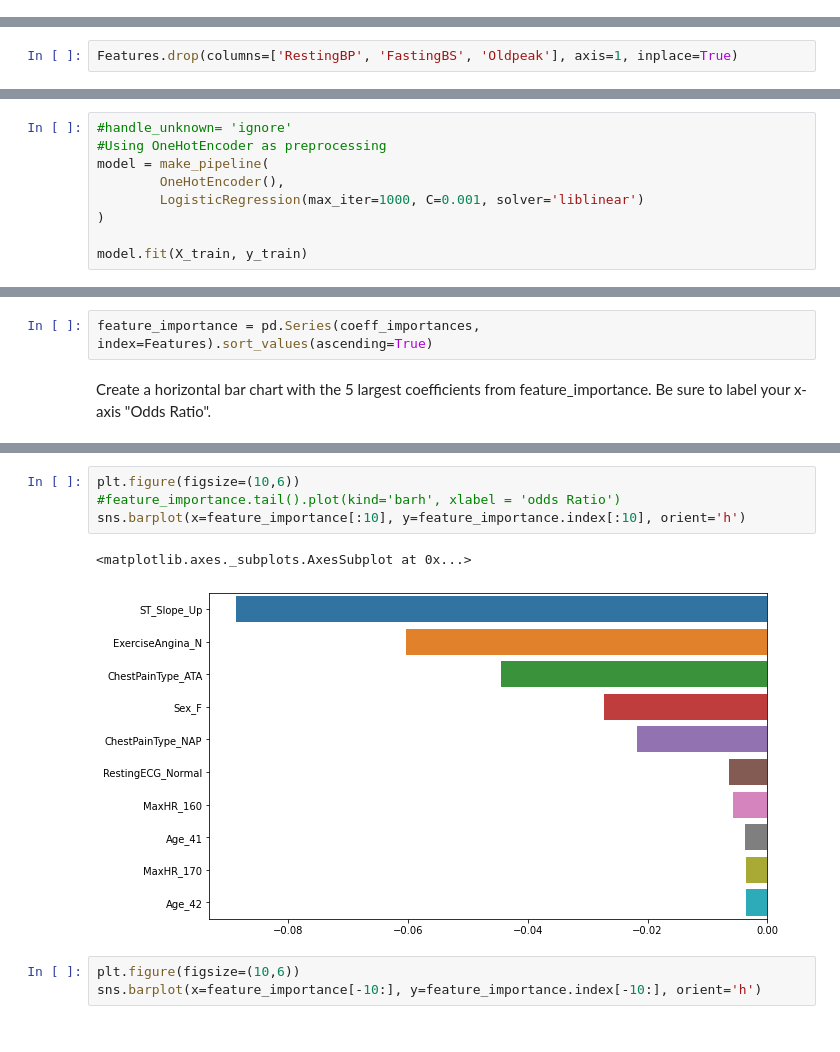
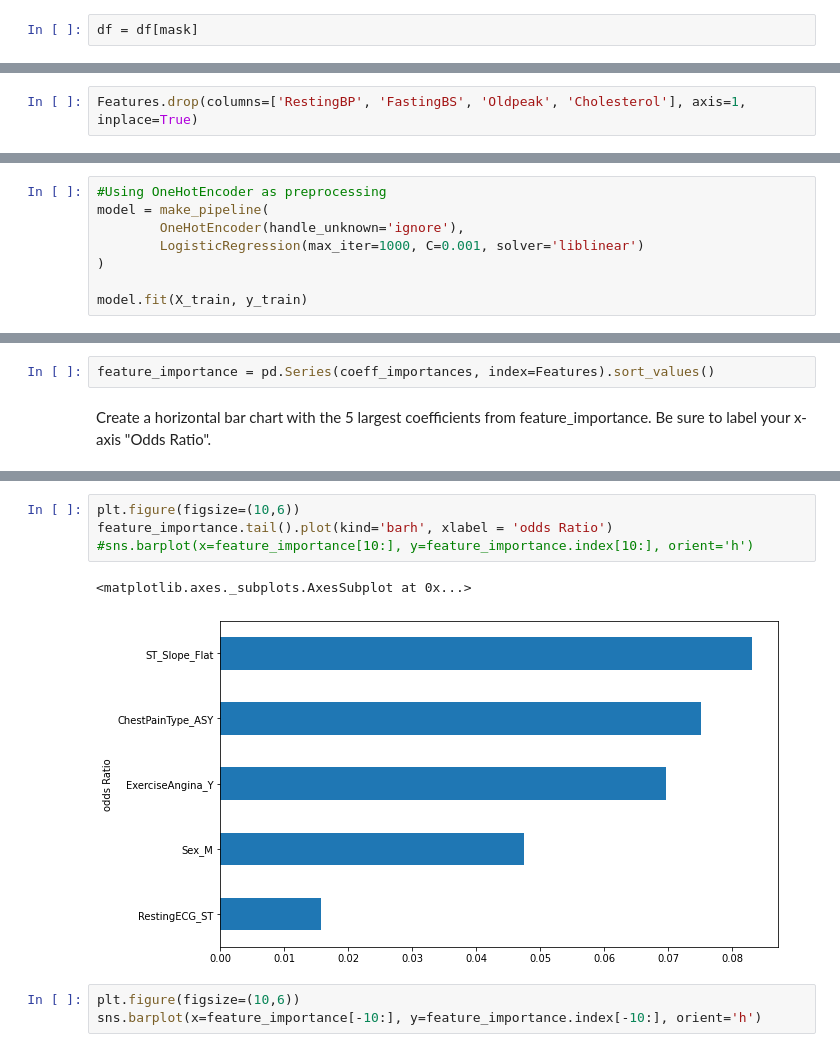
Before and after one commit to Yusufadepoju/Heart-Disease-Prediction-Analysis-and-Model, a Jupyter notebook: Heart.ipynb, the cells around one changed output, grey strips where cells are left out. Drawn from its saved outputs; the diff is of its cells as text.

```diff
--- a/Heart.ipynb
+++ b/Heart.ipynb
@@ -231,3 +416,5 @@ Data Processing
+# %%
+df = df[mask]
 # %%
 df.head()
 # %% [output]
@@ -343,5 +532,5 @@ sns.heatmap(corr, cmap='Greens')
 # %%
-Features.drop(columns=['RestingBP', 'FastingBS', 'Oldpeak'], axis=1, inplace=True)
+Features.drop(columns=['RestingBP', 'FastingBS', 'Oldpeak', 'Cholesterol'], axis=1, inplace=True)
 # %% [output]
 A value is trying to be set on a copy of a slice from a DataFrame
 
@@ -391,8 +586,7 @@ round(y_train.value_counts(normalize=True).max(), 2)
 # %%
-#handle_unknown= 'ignore'
 #Using OneHotEncoder as preprocessing
 model = make_pipeline(
-        OneHotEncoder(),
+        OneHotEncoder(handle_unknown='ignore'),
         LogisticRegression(max_iter=1000, C=0.001, solver='liblinear')
 )
 
@@ -482,5 +952,5 @@ array([-4.66065268e-04, -1.38933311e-03, -2.23510077e-05, -4.64750943e-04,
 # %%
-feature_importance = pd.Series(coeff_importances, index=Features).sort_values(ascending=True)
+feature_importance = pd.Series(coeff_importances, index=Features).sort_values()
 # %% [markdown]
 Create a horizontal bar chart with the 5 largest coefficients from feature_importance. Be sure to label your x-axis "Odds Ratio".
 # %%
@@ -501,10 +971,10 @@ Length: 372, dtype: float64
 # %%
 plt.figure(figsize=(10,6))
-#feature_importance.tail().plot(kind='barh', xlabel = 'odds Ratio')
-sns.barplot(x=feature_importance[:10], y=feature_importance.index[:10], orient='h')
+feature_importance.tail().plot(kind='barh', xlabel = 'odds Ratio')
+#sns.barplot(x=feature_importance[10:], y=feature_importance.index[10:], orient='h')
 # %% [output]
 <matplotlib.axes._subplots.AxesSubplot at 0x...>
-[figure, old version]
+[figure, new version]
 # %%
 plt.figure(figsize=(10,6))
 sns.barplot(x=feature_importance[-10:], y=feature_importance.index[-10:], orient='h')
```
Also changed, not shown: parts of 107 cells of this notebook.
